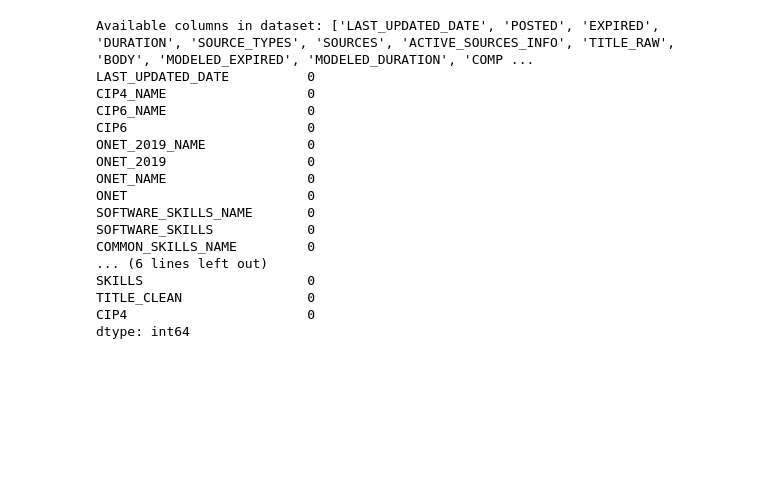
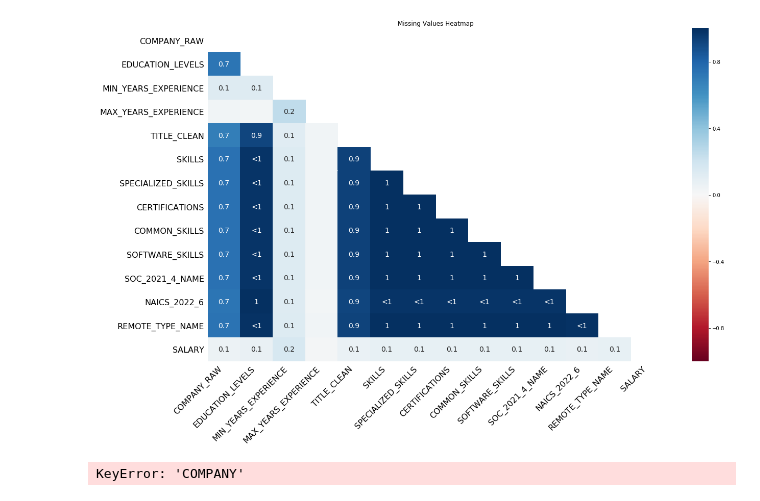
Before and after one commit to pranjul11garg/US.-Data-Science-Analytics-Job-Market-Trends, a Jupyter notebook: data_cleaning.ipynb, the cells around one changed output. Cells and saved outputs as stored; diff of their text form; code cells hidden in the pictures; blank space fills up the shorter version.

Commit message:
update data cleaning

```diff
--- a/data_cleaning.ipynb
+++ b/data_cleaning.ipynb
@@ -1,19 +1,38 @@
+# %%
+import pandas as pd
+import matplotlib.pyplot as plt
+import plotly.express as px
+import seaborn as sns
+import missingno as msno
+
+df = pd.read_csv("data/lightcast_job_postings.csv")
+
+columns_to_keep = [
+    'COMPANY_RAW',                # company
+    'EDUCATION_LEVELS',           # education
+    'MIN_YEARS_EXPERIENCE',
+    'MAX_YEARS_EXPERIENCE',        # experience
+    'TITLE_CLEAN',                # job title
+    'SKILLS',                     # general skills
+    'SPECIALIZED_SKILLS',        # specialized skills
+    'CERTIFICATIONS',            # certifications
+    'COMMON_SKILLS',             # common skills
+    'SOFTWARE_SKILLS',           # software skills
+    'SOC_2021_4_NAME',           # SOC 2021
+    'NAICS_2022_6',              # NAICS 2022
+    'REMOTE_TYPE_NAME',          # remote work type
+    'SALARY'                     # salary (if present in your dataset)
+]
+
+df = df[columns_to_keep]
+
+
+msno.heatmap(df)
+plt.title("Missing Values Heatmap")
+plt.show()
+# %% [output]
+[figure, added]
 # %%
-import pandas as pd
-import matplotlib.pyplot as plt
-import plotly.express as px
-
-df = pd.read_csv("data/lightcast_job_postings.csv")
-columns_to_drop = [
-    "ID", "URL", "ACTIVE_URLS", "DUPLICATES", "LAST_UPDATED_TIMESTAMP",
-    "NAICS2", "NAICS2_NAME", "NAICS3", "NAICS3_NAME", "NAICS4", "NAICS4_NAME", "NAICS5", "NAICS5_NAME", "NAICS6",
-    "NAICS6_NAME", "SOC_2021_4_NAME", "SOC_2021_3", "SOC_2021_3_NAME", "SOC_2021_2", "SOC_2021_2_NAME", "SOC_2021_5", "SOC_2021_5_NAME",
-    "SOC_2", "SOC_2_NAME", "SOC_3", "SOC_3_NAME", "SOC_4", "SOC_4_NAME", "SOC_5", "SOC_5_NAME", "NAICS_2022_2", "NAICS_2022_2_NAME", "NAICS_2022_3",
-    "NAICS_2022_3_NAME", "NAICS_2022_4", "NAICS_2022_4_NAME", "NAICS_2022_5", "NAICS_2022_5_NAME", "NAICS_2022_6_NAME"
-]
-df.drop(columns=columns_to_drop, inplace=True)
-print("Available columns in dataset:", df.columns.tolist())
-
 # Fill missing values
 df["SALARY"].fillna(df["SALARY"].median(), inplace=True)
 df["COMPANY"].fillna("Unknown", inplace=True)
@@ -33,23 +52,6 @@ for col in cat_cols:
     if df[col].isnull().sum() > 0:
         df[col].fillna(df[col].mode()[0], inplace=True)
 
-
 print(df.isnull().sum().sort_values(ascending=False).head(20))
 # %% [output]
-Available columns in dataset: ['LAST_UPDATED_DATE', 'POSTED', 'EXPIRED', 'DURATION', 'SOURCE_TYPES', 'SOURCES', 'ACTIVE_SOURCES_INFO', 'TITLE_RAW', 'BODY', 'MODELED_EXPIRED', 'MODELED_DURATION', 'COMP ...
-LAST_UPDATED_DATE          0
-CIP4_NAME                  0
-CIP6_NAME                  0
-CIP6                       0
-ONET_2019_NAME             0
-ONET_2019                  0
-ONET_NAME                  0
-ONET                       0
-SOFTWARE_SKILLS_NAME       0
-SOFTWARE_SKILLS            0
-COMMON_SKILLS_NAME         0
-... (6 lines left out)
-SKILLS                     0
-TITLE_CLEAN                0
-CIP4                       0
-dtype: int64
+KeyError: 'COMPANY'
```
Also changed, not shown: 3 other files.
